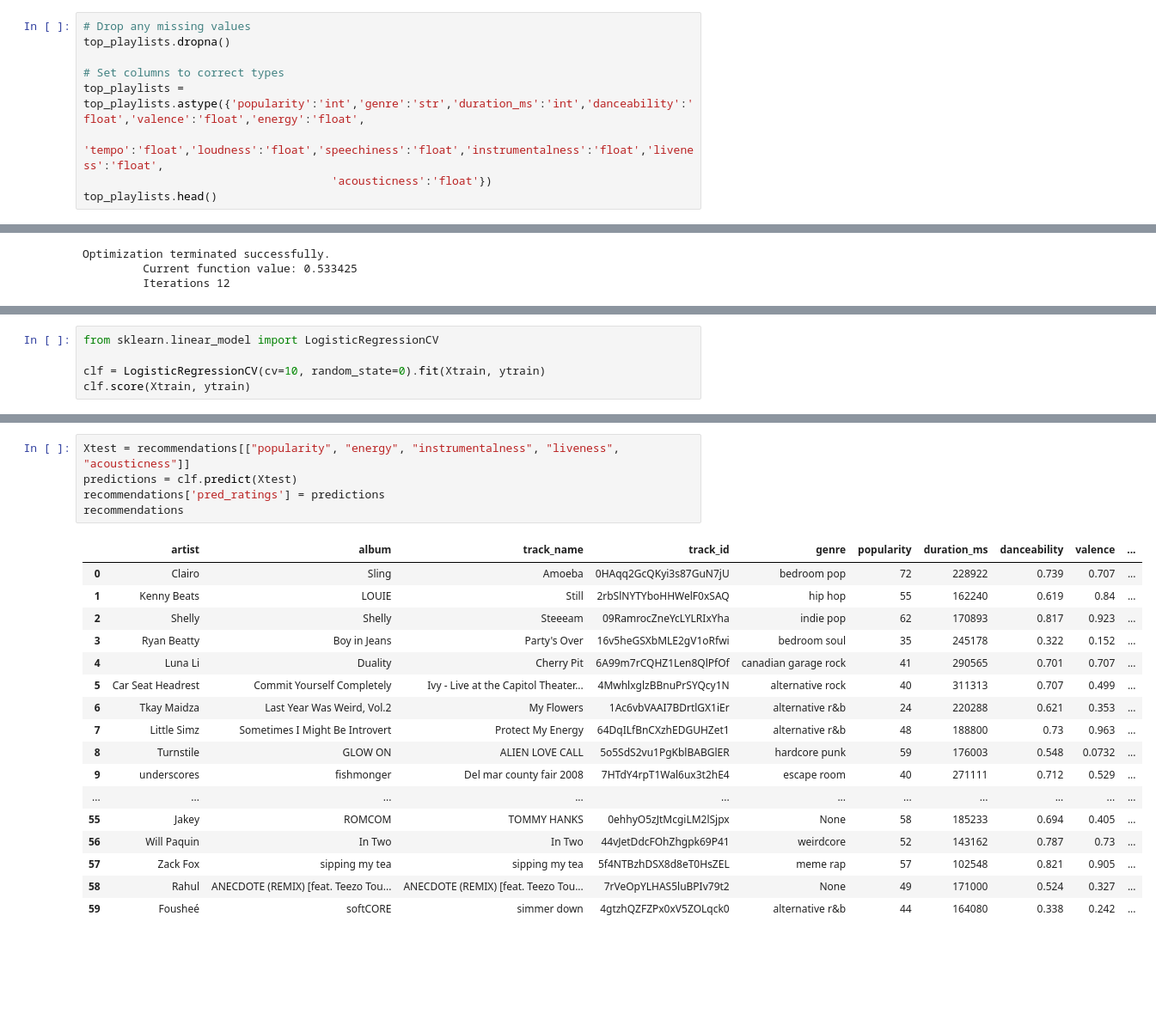
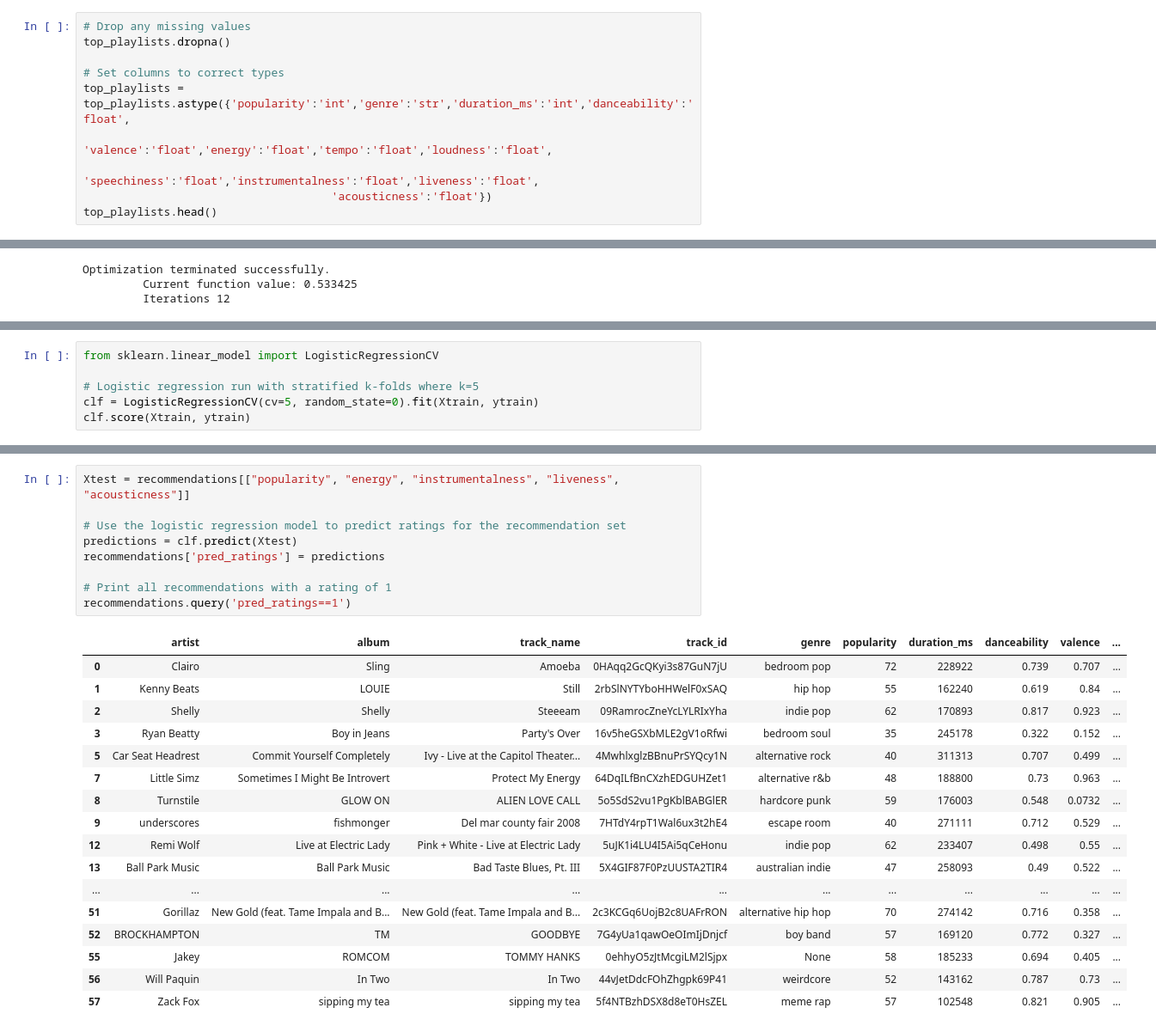
Before and after one commit to mlnee/mlnee.github.io, a Jupyter notebook: FinalTutorial.ipynb, the cells around one changed output, grey strips where cells are left out. Shown: that part at 86% size. Saved outputs shown, nothing was run; the diff lists cells and outputs as text; blank space fills up the shorter version.

```diff
--- a/FinalTutorial.ipynb
+++ b/FinalTutorial.ipynb
@@ -144,8 +127,9 @@ sns.set()
 top_playlists.dropna()
 
 # Set columns to correct types
-top_playlists = top_playlists.astype({'popularity':'int','genre':'str','duration_ms':'int','danceability':'float','valence':'float','energy':'float',
-                                     'tempo':'float','loudness':'float','speechiness':'float','instrumentalness':'float','liveness':'float',
+top_playlists = top_playlists.astype({'popularity':'int','genre':'str','duration_ms':'int','danceability':'float',
+                                      'valence':'float','energy':'float','tempo':'float','loudness':'float',
+                                      'speechiness':'float','instrumentalness':'float','liveness':'float',
                                      'acousticness':'float'})
 top_playlists.head()
 # %% [output]
@@ -332,6 +300,7 @@ Logit Regression Results
 # %%
 from sklearn.linear_model import LogisticRegressionCV
 
-clf = LogisticRegressionCV(cv=10, random_state=0).fit(Xtrain, ytrain)
+# Logistic regression run with stratified k-folds where k=5
+clf = LogisticRegressionCV(cv=5, random_state=0).fit(Xtrain, ytrain)
 clf.score(Xtrain, ytrain)
 # %% [output]
@@ -339,23 +310,27 @@ clf.score(Xtrain, ytrain)
 # %%
 Xtest = recommendations[["popularity", "energy", "instrumentalness", "liveness", "acousticness"]]
+
+# Use the logistic regression model to predict ratings for the recommendation set
 predictions = clf.predict(Xtest)
 recommendations['pred_ratings'] = predictions
-recommendations
+
+# Print all recommendations with a rating of 1
+recommendations.query('pred_ratings==1')
 # %% [output]
 |  | artist | album | track_name | track_id | genre | popularity | duration_ms | danceability | valence | ... |
 | 0 | Clairo | Sling | Amoeba | 0HAqq2GcQKyi3s87GuN7jU | bedroom pop | 72 | 228922 | 0.739 | 0.707 | ... |
 | 1 | Kenny Beats | LOUIE | Still | 2rbSlNYTYboHHWelF0xSAQ | hip hop | 55 | 162240 | 0.619 | 0.84 | ... |
 | 2 | Shelly | Shelly | Steeeam | 09RamrocZneYcLYLRIxYha | indie pop | 62 | 170893 | 0.817 | 0.923 | ... |
 | 3 | Ryan Beatty | Boy in Jeans | Party's Over | 16v5heGSXbMLE2gV1oRfwi | bedroom soul | 35 | 245178 | 0.322 | 0.152 | ... |
-| 4 | Luna Li | Duality | Cherry Pit | 6A99m7rCQHZ1Len8QlPfOf | canadian garage rock | 41 | 290565 | 0.701 | 0.707 | ... |
 | 5 | Car Seat Headrest | Commit Yourself Completely | Ivy - Live at the Capitol Theater... | 4MwhlxglzBBnuPrSYQcy1N | alternative rock | 40 | 311313 | 0.707 | 0.499 | ... |
-| 6 | Tkay Maidza | Last Year Was Weird, Vol.2 | My Flowers | 1Ac6vbVAAI7BDrtlGX1iEr | alternative r&b | 24 | 220288 | 0.621 | 0.353 | ... |
 | 7 | Little Simz | Sometimes I Might Be Introvert | Protect My Energy | 64DqILfBnCXzhEDGUHZet1 | alternative r&b | 48 | 188800 | 0.73 | 0.963 | ... |
 | 8 | Turnstile | GLOW ON | ALIEN LOVE CALL | 5o5SdS2vu1PgKblBABGlER | hardcore punk | 59 | 176003 | 0.548 | 0.0732 | ... |
 | 9 | underscores | fishmonger | Del mar county fair 2008 | 7HTdY4rpT1Wal6ux3t2hE4 | escape room | 40 | 271111 | 0.712 | 0.529 | ... |
+| 12 | Remi Wolf | Live at Electric Lady | Pink + White - Live at Electric Lady | 5uJK1i4LU4I5Ai5qCeHonu | indie pop | 62 | 233407 | 0.498 | 0.55 | ... |
+| 13 | Ball Park Music | Ball Park Music | Bad Taste Blues, Pt. III | 5X4GIF87F0PzUUSTA2TIR4 | australian indie | 47 | 258093 | 0.49 | 0.522 | ... |
 | ... | ... | ... | ... | ... | ... | ... | ... | ... | ... | ... |
+| 51 | Gorillaz | New Gold (feat. Tame Impala and B... | New Gold (feat. Tame Impala and B... | 2c3KCGq6UojB2c8UAFrRON | alternative hip hop | 70 | 274142 | 0.716 | 0.358 | ... |
+| 52 | BROCKHAMPTON | TM | GOODBYE | 7G4yUa1qawOeOImIjDnjcf | boy band | 57 | 169120 | 0.772 | 0.327 | ... |
 | 55 | Jakey | ROMCOM | TOMMY HANKS | 0ehhyO5zJtMcgiLM2lSjpx | None | 58 | 185233 | 0.694 | 0.405 | ... |
 | 56 | Will Paquin | In Two | In Two | 44vJetDdcFOhZhgpk69P41 | weirdcore | 52 | 143162 | 0.787 | 0.73 | ... |
 | 57 | Zack Fox | sipping my tea | sipping my tea | 5f4NTBzhDSX8d8eT0HsZEL | meme rap | 57 | 102548 | 0.821 | 0.905 | ... |
-| 58 | Rahul | ANECDOTE (REMIX) [feat. Teezo Tou... | ANECDOTE (REMIX) [feat. Teezo Tou... | 7rVeOpYLHAS5luBPIv79t2 | None | 49 | 171000 | 0.524 | 0.327 | ... |
-| 59 | Fousheé | softCORE | simmer down | 4gtzhQZFZPx0xV5ZOLqck0 | alternative r&b | 44 | 164080 | 0.338 | 0.242 | ... |
```
Also changed, not shown: parts of 22 cells of this notebook, 2 other files.
